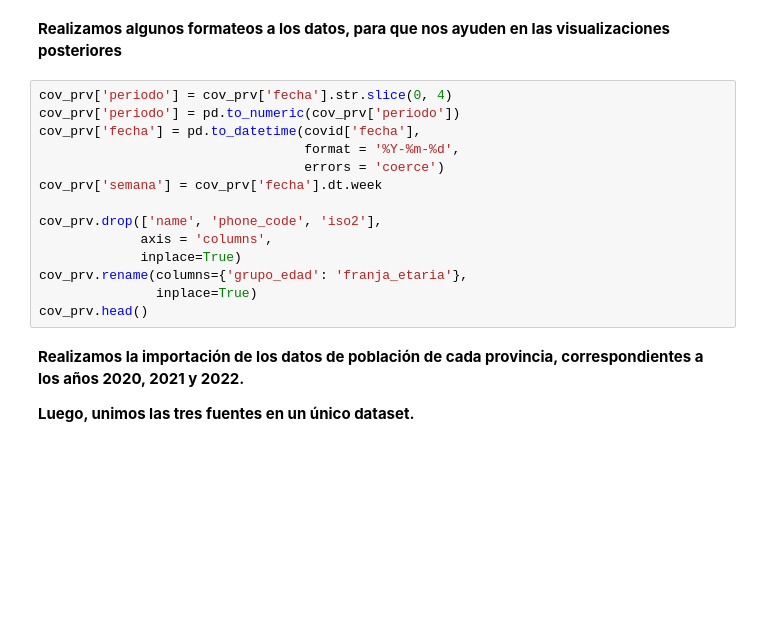
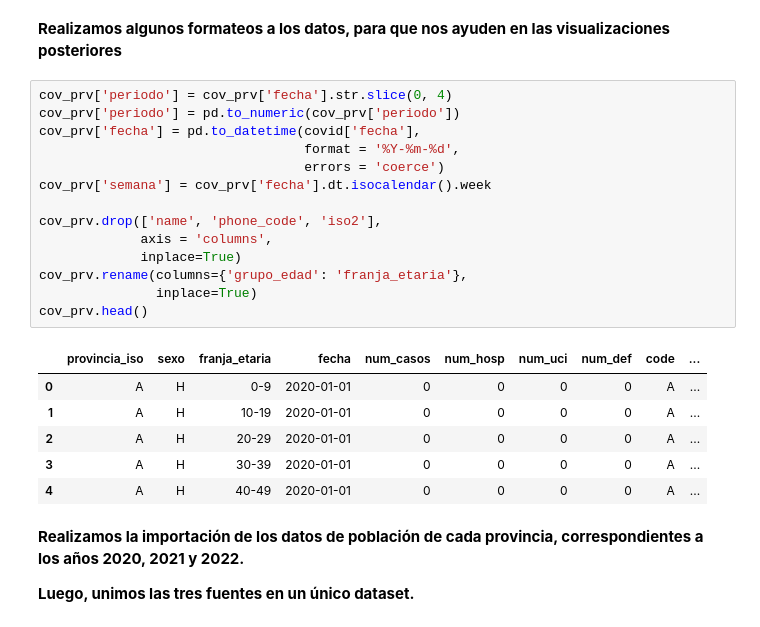
Before and after one commit to pedroconcejero/ucm_master_2024_PYTHON, a Jupyter notebook: 07_dash_covid.ipynb, the cells around one changed output. Cells and saved outputs as stored; diff of their text form; blank space fills up the shorter version.

```diff
--- a/07_dash_covid.ipynb
+++ b/07_dash_covid.ipynb
@@ -66,17 +111,24 @@ cov_prv = covid.merge(prv,
 # %%
 cov_prv['periodo'] = cov_prv['fecha'].str.slice(0, 4)
 cov_prv['periodo'] = pd.to_numeric(cov_prv['periodo'])
 cov_prv['fecha'] = pd.to_datetime(covid['fecha'],
                                   format = '%Y-%m-%d',
                                   errors = 'coerce')
-cov_prv['semana'] = cov_prv['fecha'].dt.week
+cov_prv['semana'] = cov_prv['fecha'].dt.isocalendar().week
 
 cov_prv.drop(['name', 'phone_code', 'iso2'],
              axis = 'columns',
              inplace=True)
 cov_prv.rename(columns={'grupo_edad': 'franja_etaria'},
                inplace=True)
 cov_prv.head()
+# %% [output]
+|  | provincia_iso | sexo | franja_etaria | fecha | num_casos | num_hosp | num_uci | num_def | code | ... |
+| 0 | A | H | 0-9 | 2020-01-01 | 0 | 0 | 0 | 0 | A | ... |
+| 1 | A | H | 10-19 | 2020-01-01 | 0 | 0 | 0 | 0 | A | ... |
+| 2 | A | H | 20-29 | 2020-01-01 | 0 | 0 | 0 | 0 | A | ... |
+| 3 | A | H | 30-39 | 2020-01-01 | 0 | 0 | 0 | 0 | A | ... |
+| 4 | A | H | 40-49 | 2020-01-01 | 0 | 0 | 0 | 0 | A | ... |
 # %% [markdown]
 **Realizamos la importación de los datos de población de cada provincia, correspondientes a los años 2020, 2021 y 2022.**
 
```
Also changed, not shown: parts of 17 cells of this notebook.
